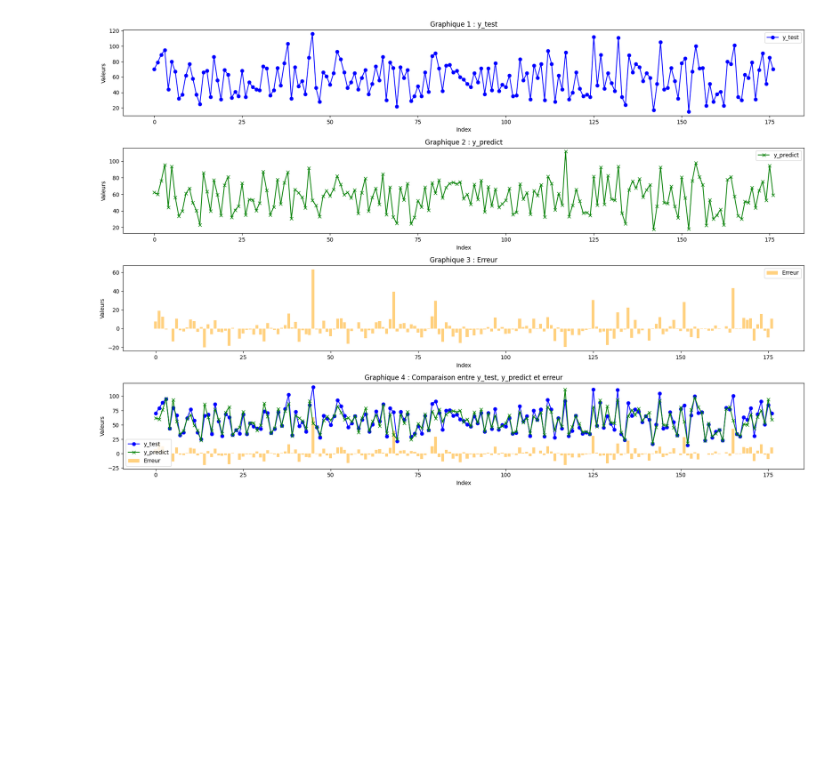
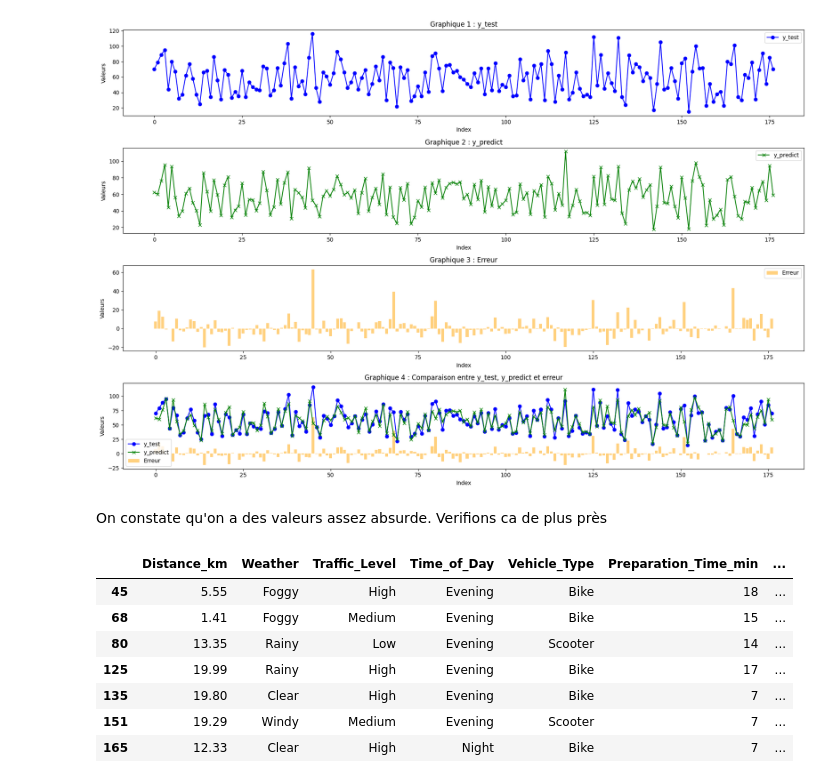
Before and after one commit to sxfiene/Delivery_Time_Predictor, a Jupyter notebook: Delivery_Time.ipynb, the cells around one changed output. Cells and saved outputs as stored; diff of their text form; code cells hidden in the pictures; blank space fills up the shorter version.

```diff
--- a/Delivery_Time.ipynb
+++ b/Delivery_Time.ipynb
@@ -227,3 +218,8 @@ def data_preparation_0(df):
+# %%
+def data_preparation_0(df):
+    df1 = df.drop(['Order_ID'], axis=1)
+    df1.dropna(subset=['Weather','Traffic_Level','Time_of_Day','Courier_Experience_yrs'],inplace=True)
+    return df1
 # %%
 df_train = data_preparation_0(df)
 df_train.head()
@@ -520,5 +533,0 @@ Pas de valeurs négatives et des temps en minutee pour l'instant logique
-# %%
-y_predict = gbr_pipeline.predict(X_test)
-
-y_predict = pd.DataFrame(gbr_pipeline.predict(X_test), columns=["Delivery_Time_min"])
-y_predict.head()
@@ -531,0 +534,6 @@ y_predict.head()
+# %%
+# Convert the predictions to a DataFrame with a column named "Delivery_Time_min"
+y_predict = pd.DataFrame(y_predict, columns=["Delivery_Time_min"])
+
+# Display the first few rows of the predictions DataFrame
+y_predict.head()
@@ -609,3 +625,16 @@ plt.show()
 3                    23                     7.0  95.741156      95  -0.741156
 4                    22                     2.0  43.951672      44   0.048328
 [figure]
+# %% [markdown]
+On constate qu'on a des valeurs assez absurde. Verifions ca de plus près
+# %%
+df_graph_predict[df_graph_predict['erreur'] > 20]
+# %% [output]
+|  | Distance_km | Weather | Traffic_Level | Time_of_Day | Vehicle_Type | Preparation_Time_min | ... |
+| 45 | 5.55 | Foggy | High | Evening | Bike | 18 | ... |
+| 68 | 1.41 | Foggy | Medium | Evening | Bike | 15 | ... |
+| 80 | 13.35 | Rainy | Low | Evening | Scooter | 14 | ... |
+| 125 | 19.99 | Rainy | High | Evening | Bike | 17 | ... |
+| 135 | 19.80 | Clear | High | Evening | Bike | 7 | ... |
+| 151 | 19.29 | Windy | Medium | Evening | Scooter | 7 | ... |
+| 165 | 12.33 | Clear | High | Night | Bike | 7 | ... |
```
Also changed, not shown: parts of 44 cells of this notebook, 2 other files.
